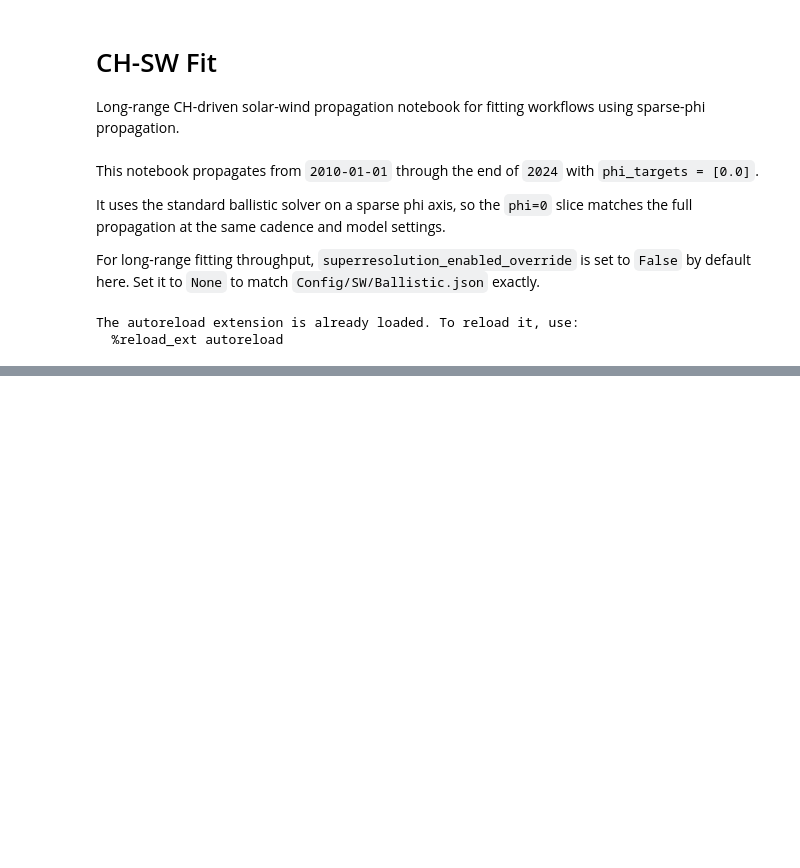
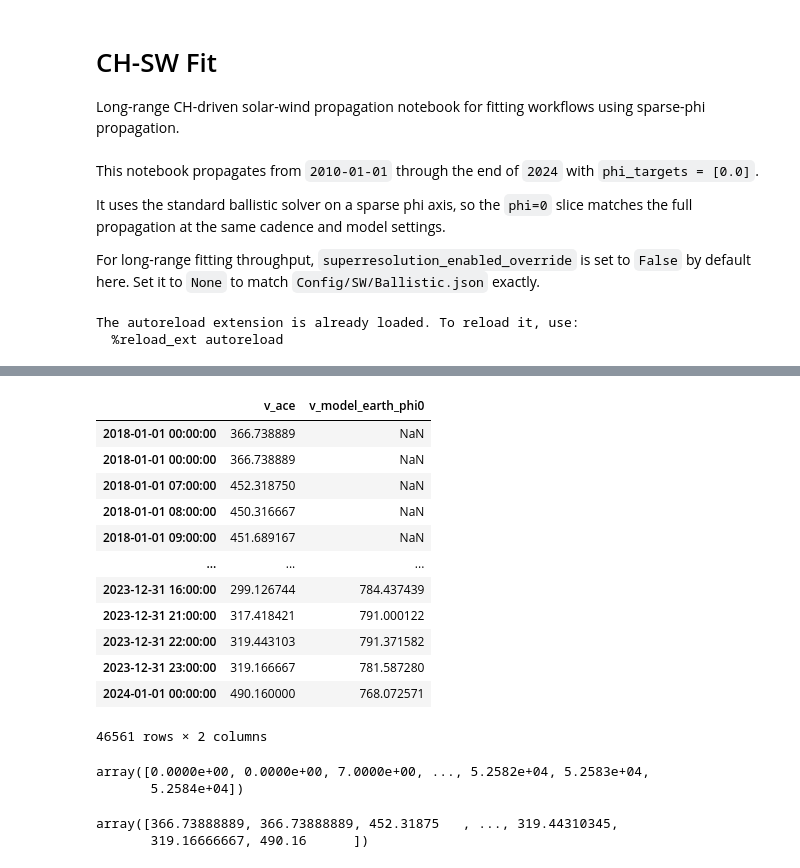
Before and after one commit to oscu0/helio-n, a Jupyter notebook: Analysis/CH-SW Fit.ipynb, the cells around one changed output, grey strips where cells are left out. Cells and saved outputs as stored; diff of their text form; code cells hidden in the pictures; blank space fills up the shorter version.

```diff
--- a/Analysis/CH-SW Fit.ipynb
+++ b/Analysis/CH-SW Fit.ipynb
@@ -266,0 +195,7 @@ Earth target r idx: 195
+# %%
+empirical = propagation["empirical"]
+earth_r_idx = propagation["earth_r_idx"]
+propagated_earth = propagation["propagated_earth"]
+
+print("Earth target r idx:", earth_r_idx)
+propagated_earth.to_frame()
@@ -266,0 +219,3 @@ Earth target r idx: 195
+# %%
+df_ace_earth = load_ace_at_earth()
+df_ace_earth
@@ -266,0 +237,3 @@ Earth target r idx: 195
+# %%
+df_model_earth = propagated_earth.to_frame()
+df_model_earth
@@ -266,0 +254,18 @@ Earth target r idx: 195
+# %%
+df_fit = df_ace_earth.join(df_model_earth, how="inner")
+df_fit = df_fit.dropna(subset=["v_ace"]).copy()
+df_fit
+# %% [output]
+|  | v_ace | v_model_earth_phi0 |
+| 2018-01-01 00:00:00 | 366.738889 | NaN |
+| 2018-01-01 00:00:00 | 366.738889 | NaN |
+| 2018-01-01 07:00:00 | 452.318750 | NaN |
+| 2018-01-01 08:00:00 | 450.316667 | NaN |
+| 2018-01-01 09:00:00 | 451.689167 | NaN |
+| ... | ... | ... |
+| 2023-12-31 16:00:00 | 299.126744 | 784.437439 |
+| 2023-12-31 21:00:00 | 317.418421 | 791.000122 |
+| 2023-12-31 22:00:00 | 319.443103 | 791.371582 |
+| 2023-12-31 23:00:00 | 319.166667 | 781.587280 |
+| 2024-01-01 00:00:00 | 490.160000 | 768.072571 |
+46561 rows × 2 columns
@@ -266,0 +276,12 @@ Earth target r idx: 195
+# %%
+xdata = ((df_fit.index - df_fit.index[0]) / pd.Timedelta("1h")).to_numpy()
+xdata
+# %% [output]
+array([0.0000e+00, 0.0000e+00, 7.0000e+00, ..., 5.2582e+04, 5.2583e+04,
+       5.2584e+04])
+# %%
+ydata = df_fit["v_ace"].to_numpy()
+ydata
+# %% [output]
+array([366.73888889, 366.73888889, 452.31875   , ..., 319.44310345,
+       319.16666667, 490.16      ])
```
Also changed, not shown: parts of 37 cells of this notebook.
